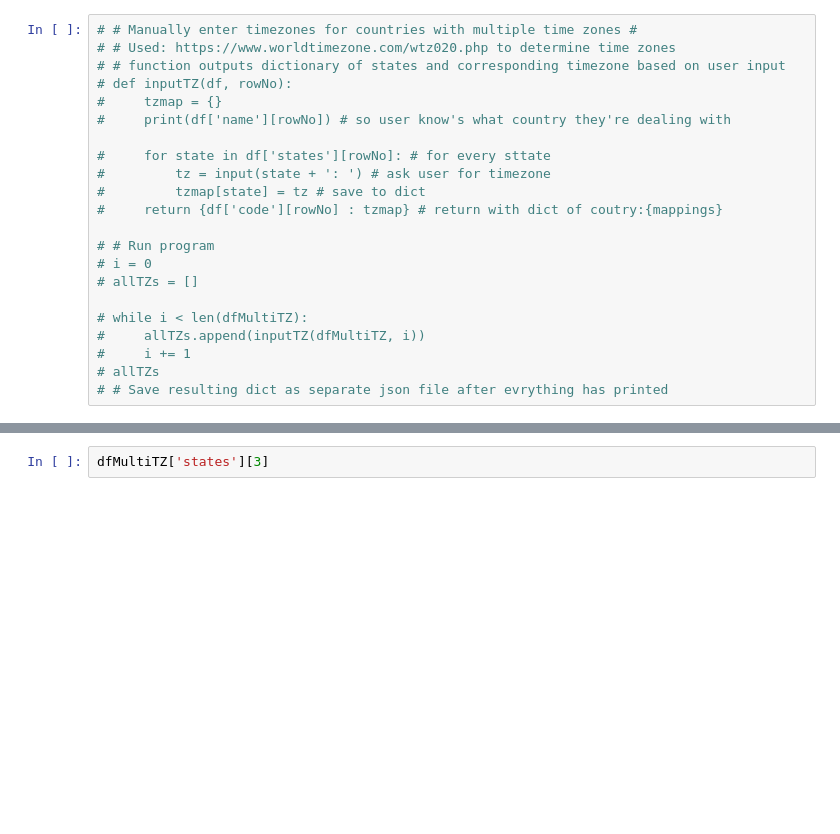
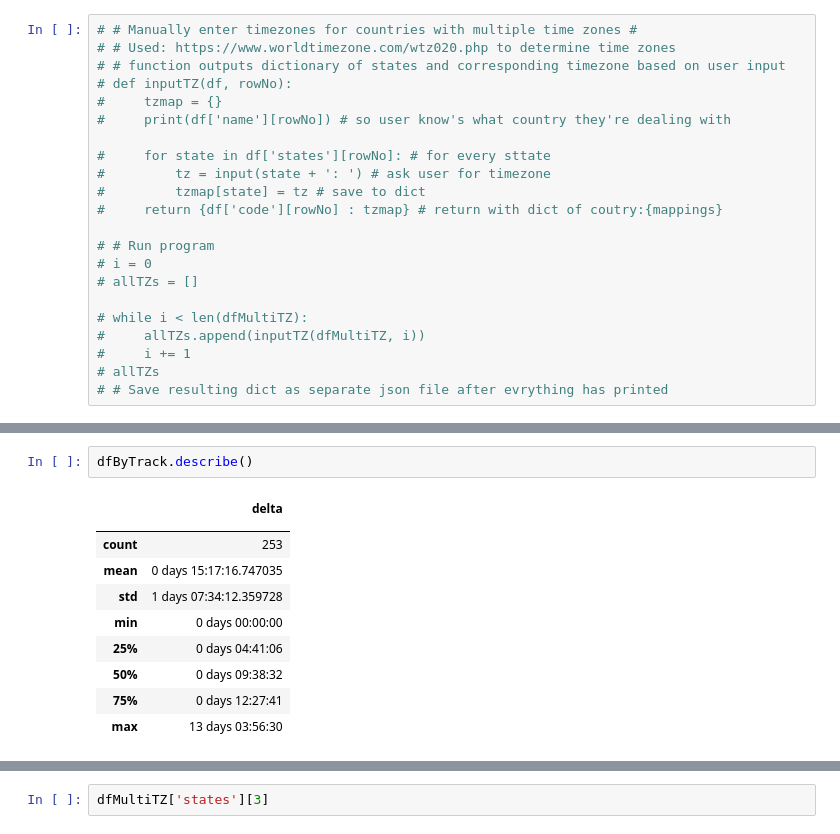
Before and after one commit to thenups/interactive-travel-map, a Jupyter notebook: data_cleaning.ipynb, the cells around one changed output, grey strips where cells are left out. Saved outputs shown, nothing was run; the diff lists cells and outputs as text; blank space fills up the shorter version.

```diff
--- a/data_cleaning.ipynb
+++ b/data_cleaning.ipynb
@@ -164,0 +187,13 @@ df.head()
+# %%
+dfByTrack.describe()
+# %% [output]
+|  | delta |
+|  |  |
+| count | 253 |
+| mean | 0 days 15:17:16.747035 |
+| std | 1 days 07:34:12.359728 |
+| min | 0 days 00:00:00 |
+| 25% | 0 days 04:41:06 |
+| 50% | 0 days 09:38:32 |
+| 75% | 0 days 12:27:41 |
+| max | 13 days 03:56:30 |
```
Also changed, not shown: parts of 18 cells of this notebook, 1 other file.
